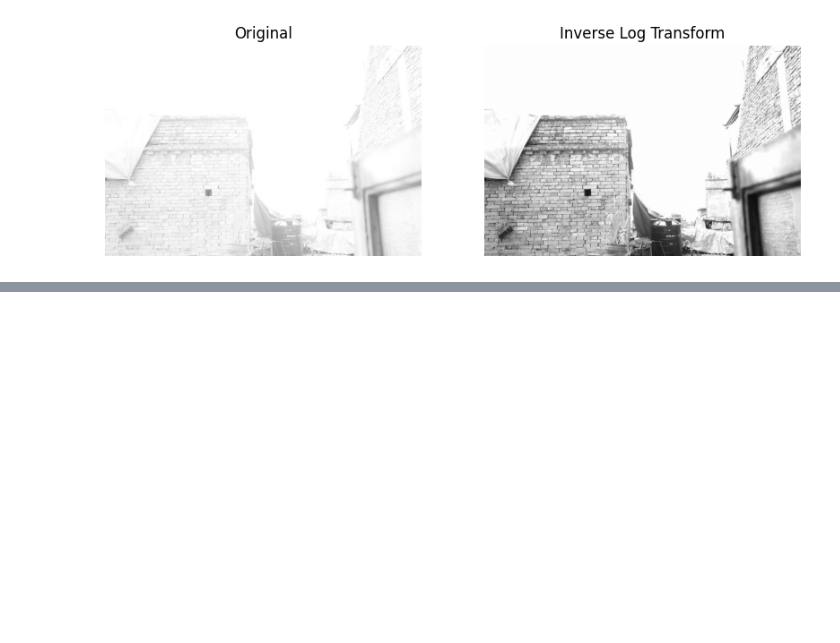
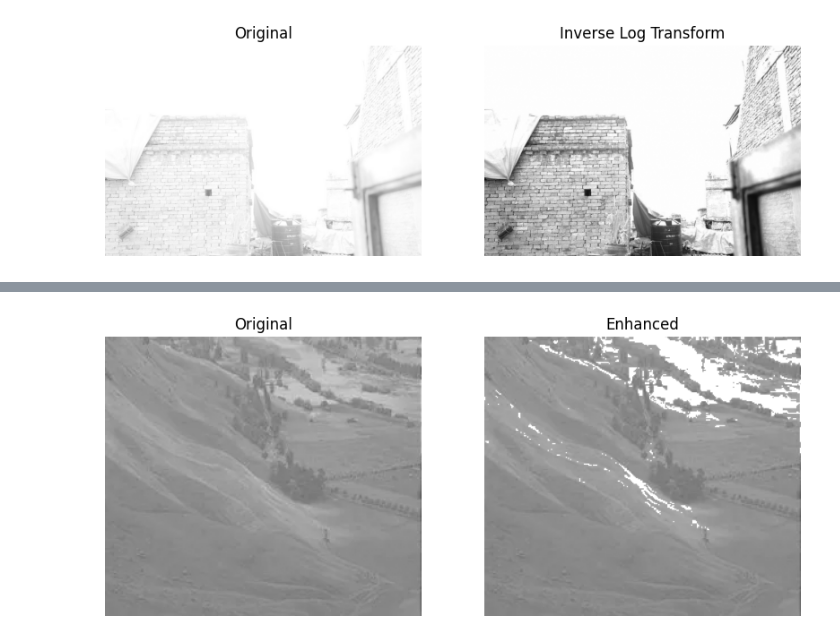
Before and after one commit to Plumz17/CVL_Assignment01, a Jupyter notebook: CVL_Assignment01.ipynb, the cells around one changed output, grey strips where cells are left out. Saved outputs shown, nothing was run; the diff lists cells and outputs as text; code cells hidden in the pictures; blank space fills up the shorter version.

```diff
--- a/CVL_Assignment01.ipynb
+++ b/CVL_Assignment01.ipynb
@@ -36,7 +36,7 @@ import math # For Math
 
 filename_dark = "/content/CVL_Assignment01/dark.png"
 filename_bright = "/content/CVL_Assignment01/bright.jpg"
-#filename_low = "/content/CVL_Assignment01/low.png"
+filename_low = "/content/CVL_Assignment01/low.png"
 #filename_blur = "/content/CVL_Assignment01/blur.png"
 #filename_noisy = "/content/CVL_Assignment01/noisy.png"
 
@@ -45,8 +45,8 @@ img_dark = cv2.imread(filename_dark) # Read Image
 img_dark = cv2.cvtColor(img_dark, cv2.COLOR_BGR2GRAY) # Change the color map
 img_bright = cv2.imread(filename_bright) # Read Image
 img_bright = cv2.cvtColor(img_bright, cv2.COLOR_BGR2GRAY) # Change the color map
-# img_low = cv2.imread(filename_low)
-# img_low = cv2.cvtColor(img_low, cv2.COLOR_BGR2GRAY)
+img_low = cv2.imread(filename_low)
+img_low = cv2.cvtColor(img_low, cv2.COLOR_BGR2GRAY)
 # img_blur = cv2.imread(filename_blur)
 # img_blur = cv2.cvtColor(img_blur, cv2.COLOR_BGR2GRAY)
 # img_noisy = cv2.imread(filename_noisy)
@@ -163,0 +173,13 @@ show(img_bright, inverse_log_transform(img_bright), "Inverse Log Transform")
+# %%
+def grey(img, low, high):
+  out = img.copy().astype(float)
+  for i in range(out.shape[0]): #Iterate for every pixel in the x axis (Reminder that img.shape returns (width, height, channel))
+    for j in range(out.shape[1]): #Iterate for every pixel in the y axis
+      if (low <= img[i, j] <= high):
+        out[i, j] = 255
+
+  return out.astype(np.uint8)
+
+show(img_low, grey(img_low, 170, 210))
+# %% [output]
+[figure, added]
```
Also changed, not shown: parts of 6 cells of this notebook.
